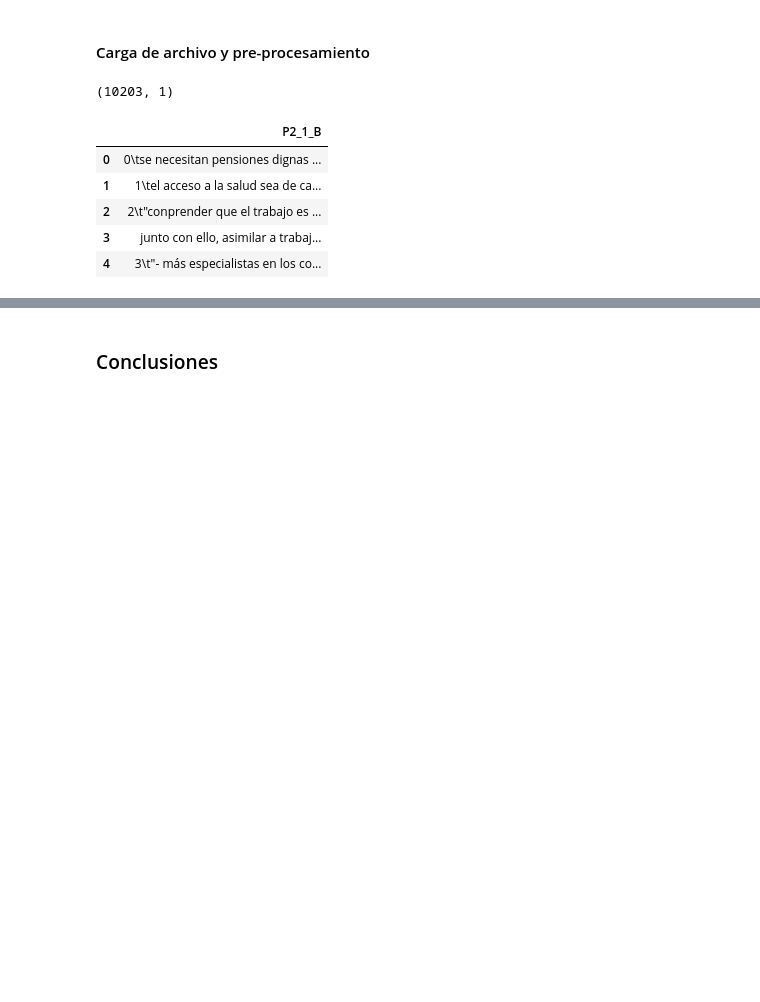
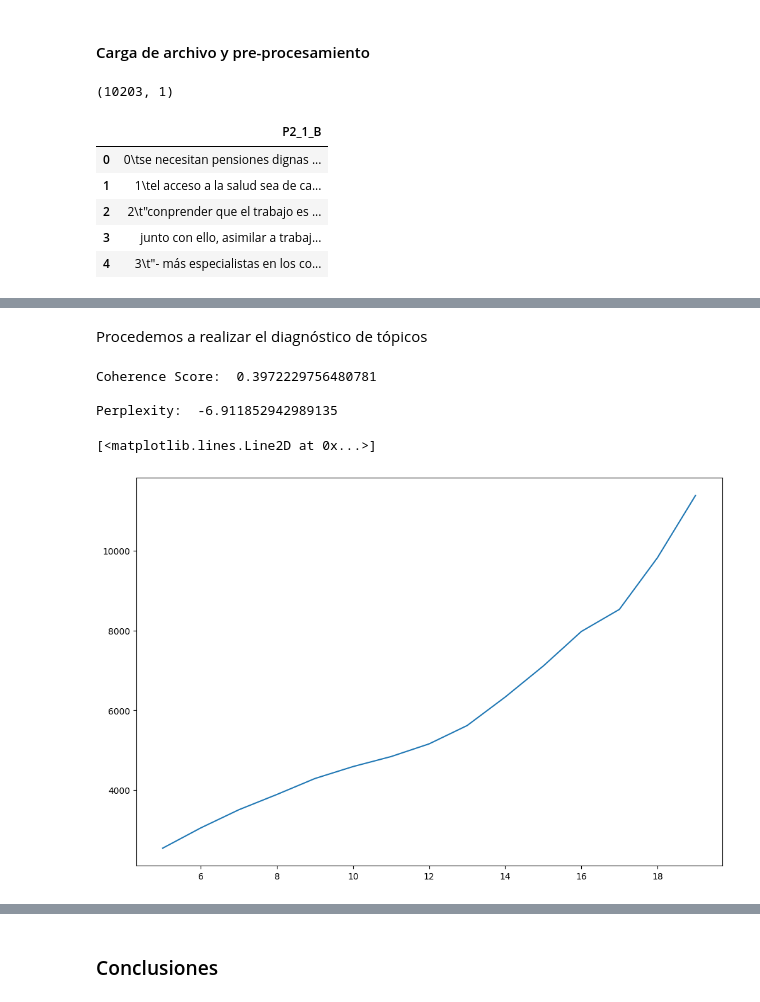
Before and after one commit to principioincertidumbre/Procesamiento-Lenguaje-Natural, a Jupyter notebook: Tarea_2/Notebook/tarea2_sofia_vits.ipynb, the cells around one changed output, grey strips where cells are left out. Cells and saved outputs as stored; diff of their text form; code cells hidden in the pictures; blank space fills up the shorter version.

Commit message:
Realiza topic modeling LDA

```diff
--- a/Tarea_2/Notebook/tarea2_sofia_vits.ipynb
+++ b/Tarea_2/Notebook/tarea2_sofia_vits.ipynb
@@ -164,0 +356,2 @@ ecqq.to_csv('ecqq_preprocesado.csv',sep='\t', index=False)
+# %%
+ldamodel_gensim = lda_gensim(dtm_gensim,num_topics = 6,id2word=dict_corpus, random_state=0, iterations=50, passes=10)
@@ -164,0 +424,5 @@ ecqq.to_csv('ecqq_preprocesado.csv',sep='\t', index=False)
+# %%
+cont = 0
+for i in ldamodel_gensim[dtm_gensim]:
+  print('doc ',cont , ': ',i)
+  cont +=1
@@ -164,0 +522,42 @@ ecqq.to_csv('ecqq_preprocesado.csv',sep='\t', index=False)
+# %% [markdown]
+Procedemos a realizar el diagnóstico de tópicos
+# %%
+from gensim.models import CoherenceModel
+# Compute Coherence Score
+coherence_model_lda = CoherenceModel(model=ldamodel_gensim, texts=corpus, dictionary=dict_corpus, coherence='c_v')
+coherence_lda = coherence_model_lda.get_coherence()
+print('\nCoherence Score: ', coherence_lda)
+
+# Compute Perplexity
+print('\nPerplexity: ', ldamodel_gensim.log_perplexity(dtm_gensim))  # a measure of how good the model is. lower the better.
+# %% [output]
+Coherence Score:  0.3972229756480781
+
+Perplexity:  -6.911852942989135
+# %%
+from sklearn.model_selection import train_test_split
+X_train, X_test = train_test_split(corpus, train_size=0.9, test_size=0.1, random_state=1)
+
+dict_corpus_train = corpora.Dictionary(X_train)
+dtm_gensim_train = [dict_corpus_train.doc2bow(i) for i in X_train]
+
+dict_corpus_test = corpora.Dictionary(X_test)
+dtm_gensim_test = [dict_corpus_test.doc2bow(i) for i in X_test]
+
+n_topics = range(5,20)
+
+coherence_lda = []
+perplexity = []
+for nr_topics in n_topics:
+    ldamodel2 = gensim.models.LdaModel(dtm_gensim_train, id2word=dict_corpus_train, num_topics=nr_topics, random_state=42, iterations=50, passes=20)
+    perplexity.append(2**(-1*ldamodel2.log_perplexity(dtm_gensim_test)))
+
+    ldamodel3= lda_gensim(dtm_gensim,num_topics = nr_topics ,id2word=dict_corpus, random_state=0, iterations=50, passes=20)
+    coherence_model_lda = CoherenceModel(model=ldamodel3, texts=corpus, dictionary=dict_corpus, coherence='c_v')
+    coherence_lda.append(coherence_model_lda.get_coherence())
+# %%
+plt.figure(figsize=(12, 8))
+plt.plot(n_topics, perplexity)
+# %% [output]
+[<matplotlib.lines.Line2D at 0x...>]
+[figure, added]
```
Also changed, not shown: parts of 81 cells of this notebook.
